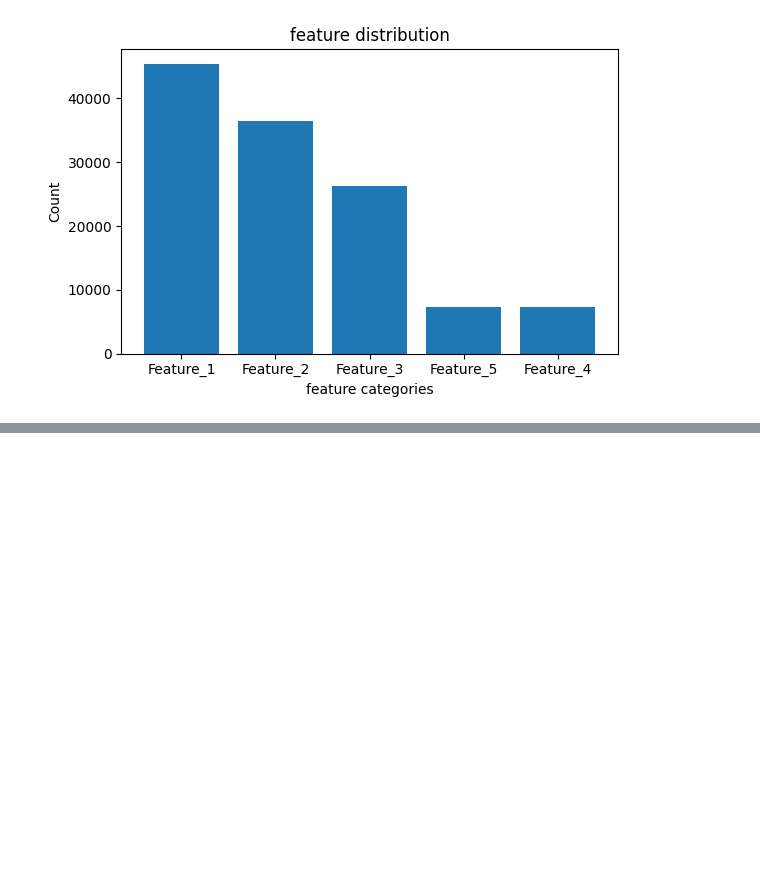
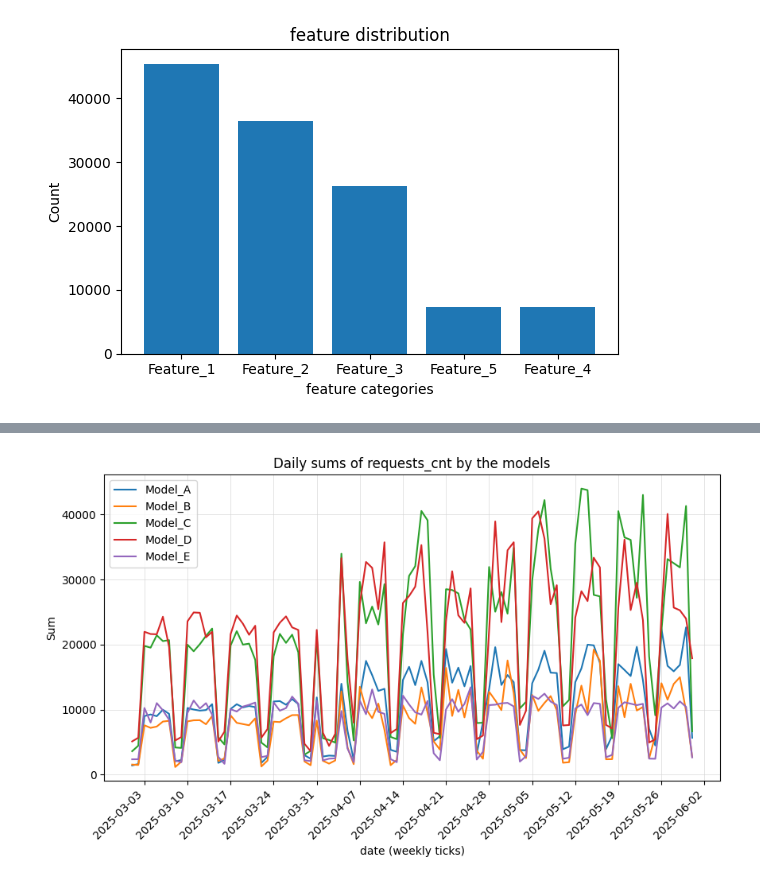
Before and after one commit to DominikaStefaniak/ML-Features-Usage-in-IDEs, a Jupyter notebook: users_activity_analysis.ipynb, the cells around one changed output, grey strips where cells are left out. Drawn from its saved outputs; the diff is of its cells as text; code cells hidden in the pictures; blank space fills up the shorter version.

```diff
--- a/users_activity_analysis.ipynb
+++ b/users_activity_analysis.ipynb
@@ -124,0 +197,35 @@ plt.show()
+# %%
+df_day_model = (
+    df.groupby(['day_id', 'model'])[['requests_cnt']]
+      .sum()
+      .reset_index()
+      .sort_values('day_id')
+)
+
+colors = {
+    'Model_A': 'C0',
+    'Model_B': 'C1',
+    'Model_C': 'C2',
+    'Model_D': 'C3',
+    'Model_E': 'C4',
+}
+
+fig, ax = plt.subplots(figsize=(10, 5))
+
+for lic, color in colors.items():
+    data = df_day_model[df_day_model['model'] == lic]
+    ax.plot(data['day_id'], data['requests_cnt'], color=color, label=lic)
+
+ax.grid(True, color='lightgrey', linewidth=0.7, alpha=0.6)
+ax.xaxis.set_major_locator(mdates.WeekdayLocator(byweekday=mdates.MO))
+ax.xaxis.set_major_formatter(mdates.DateFormatter('%Y-%m-%d'))
+ax.set(
+    title='Daily sums of requests_cnt by the models',
+    xlabel='date (weekly ticks)',
+    ylabel='Sum'
+)
+plt.xticks(rotation=45, ha='right')
+plt.legend()
+plt.show()
+# %% [output]
+[figure, added]
```
Also changed, not shown: parts of 26 cells of this notebook.
